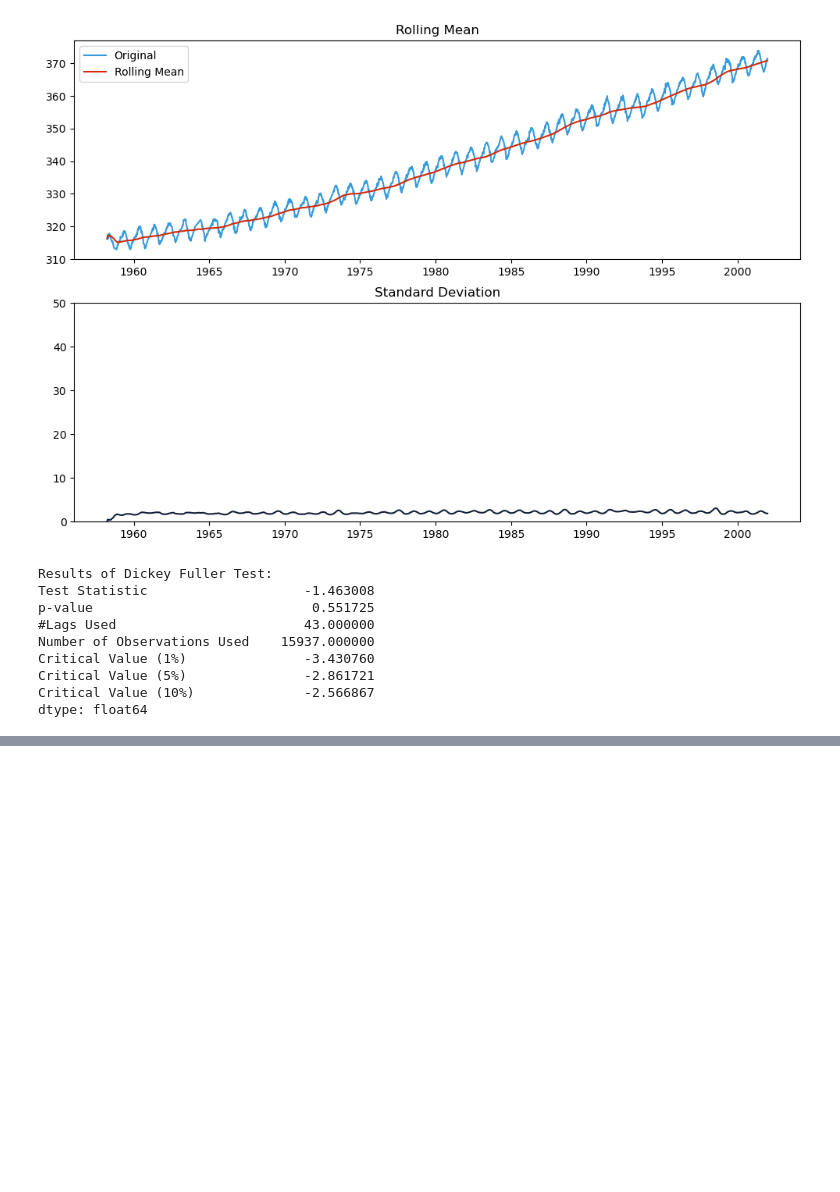
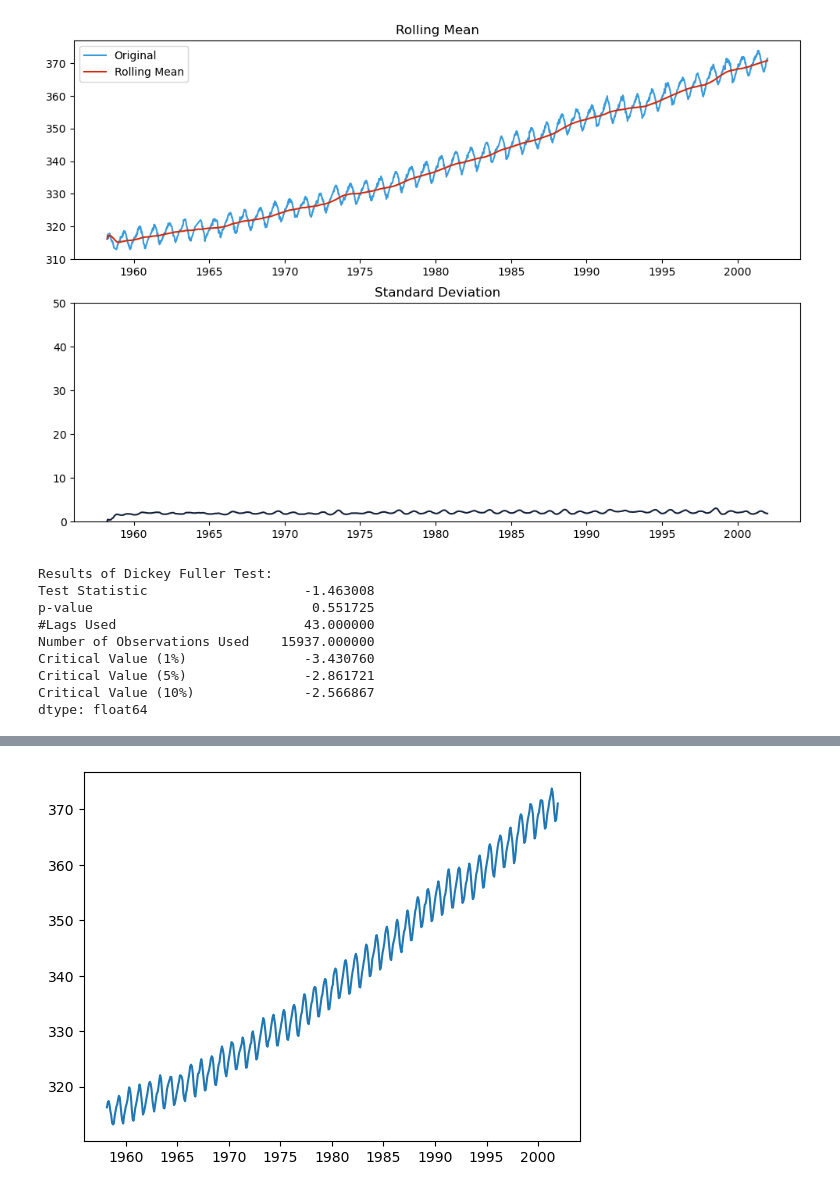
Before and after one commit to konsin1988/CO2_time_series_analysis_and_forecasting_pyspark, a Jupyter notebook: co2_model.ipynb, the cells around one changed output, grey strips where cells are left out. Cells and saved outputs as stored; diff of their text form; code cells hidden in the pictures; blank space fills up the shorter version.

```diff
--- a/co2_model.ipynb
+++ b/co2_model.ipynb
@@ -1013,0 +1063,12 @@ ARIMA_model = pm.auto_arima(df['#Passengers'],
+# %%
+df_month = (
+    df_filled
+    .withColumn("month", F.trunc(col('date'), "month"))
+    .groupby("month").agg(F.round(F.mean(col("co2")), 4).alias("co2"))
+    .orderBy(col("month").asc())
+).toPandas().set_index("month")
+# %%
+plt.plot(df_month['co2'])
+plt.show();
+# %% [output]
+[figure, added]
```
Also changed, not shown: parts of 24 cells of this notebook.
